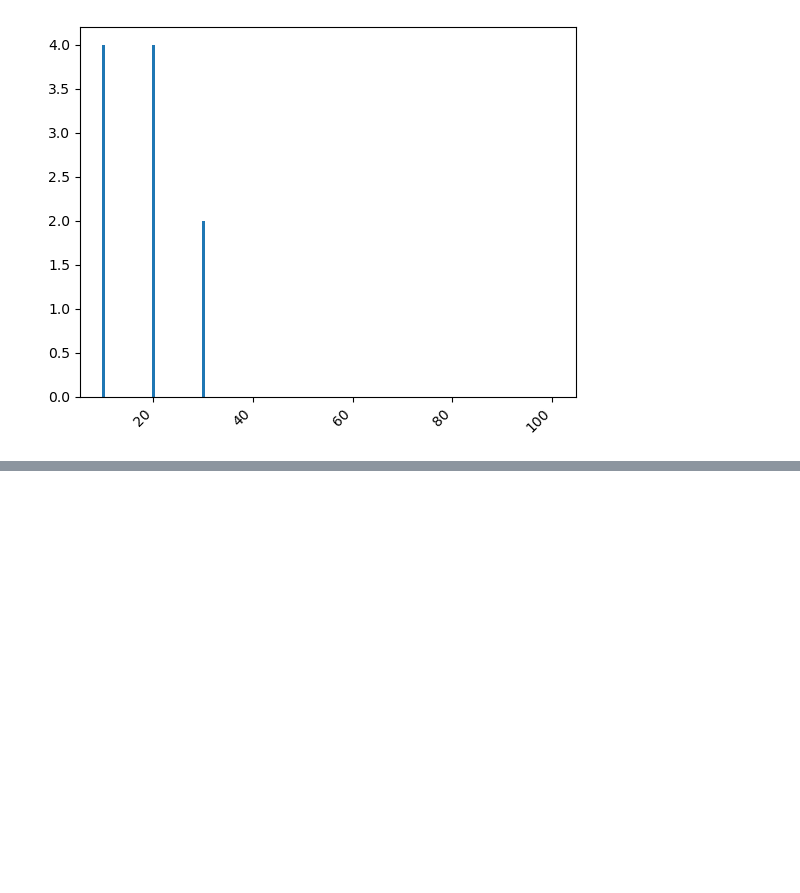
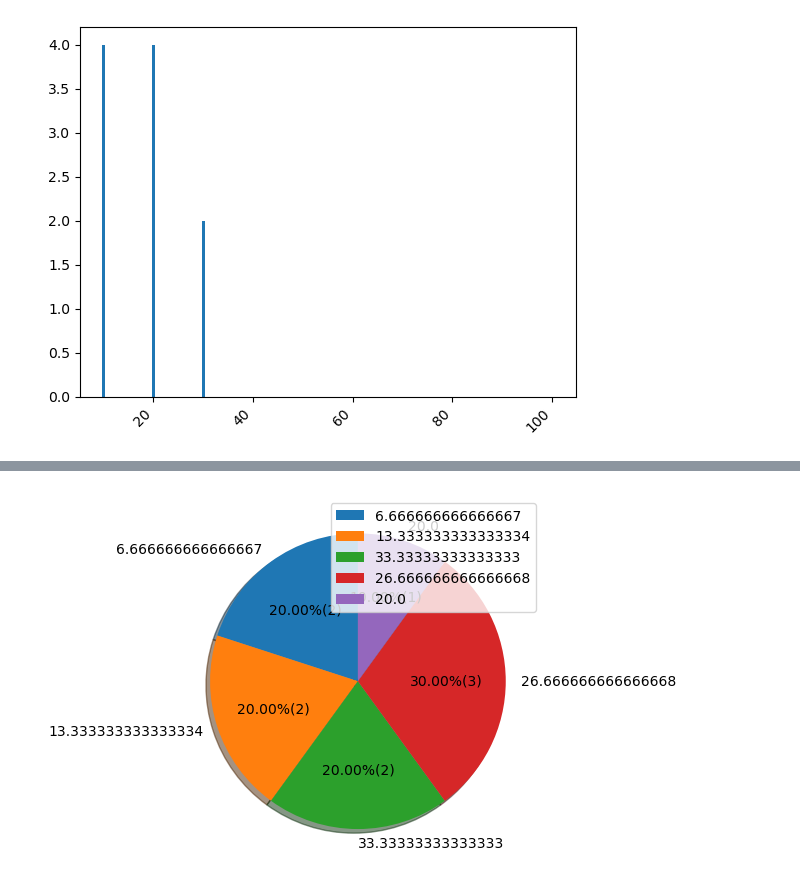
Before and after one commit to VincentBuchholz/my_notebooks, a Jupyter notebook: modules/ex3/ex1/ex1.ipynb, the cells around one changed output, grey strips where cells are left out. Cells and saved outputs as stored; diff of their text form; code cells hidden in the pictures; blank space fills up the shorter version.

```diff
--- a/modules/ex3/ex1/ex1.ipynb
+++ b/modules/ex3/ex1/ex1.ipynb
@@ -49,6 +49,7 @@ class Student():
 class DataSheet():
     def __init__(self,courses=[]):
         self.courses = courses
+        self.course_index = 0
 
     def get_grades_as_list(self):
         grades = []
@@ -61,6 +62,11 @@ class DataSheet():
             courses=self.courses)
     def __repr__(self):
         return 'DataSheet(%r)' % (self.courses)
+
+    def __next__(self):
+        course = self.courses[self.course_index]
+        self.course_index +=1
+        return course
 
 
 class Course():
@@ -244,0 +370,23 @@ plt.xticks(rotation=45, horizontalalignment='right',fontweight='light')
+# %%
+def piechart(students):
+    data ={}
+    for student in students:
+        if student.get_progression() in data.keys():
+            data[student.get_progression()] +=1
+        else:
+            data[student.get_progression()] = 1
+    fig1, ax1 = plt.subplots() # first returned is the containing figure (fig1), then the subplot Axe object(s) (ax1)
+    ax1.pie(data.values(), labels=data.keys(),autopct=lambda p:'{:.2f}%({:.0f})'.format(p,(p/100)*sum(data.values())),
+        #autopct=make_autopct(data.values()),
+        #autopct='%.1f',
+        # autopct= a format string like '%1.2f%%' for showing pct sign and 2 decimals
+        shadow=True, startangle=90)
+    ax1.set_aspect('equal')
+    ax1.legend(data.keys(), loc='upper right') # use instead of labels in ax1.pie(...)
+    #ax1.axis('equal')
+    #plt.tight_layout()
+    plt.show()
+# %%
+piechart(student_list)
+# %% [output]
+[figure, added]
```
Also changed, not shown: parts of 13 cells of this notebook, 4 other files.
